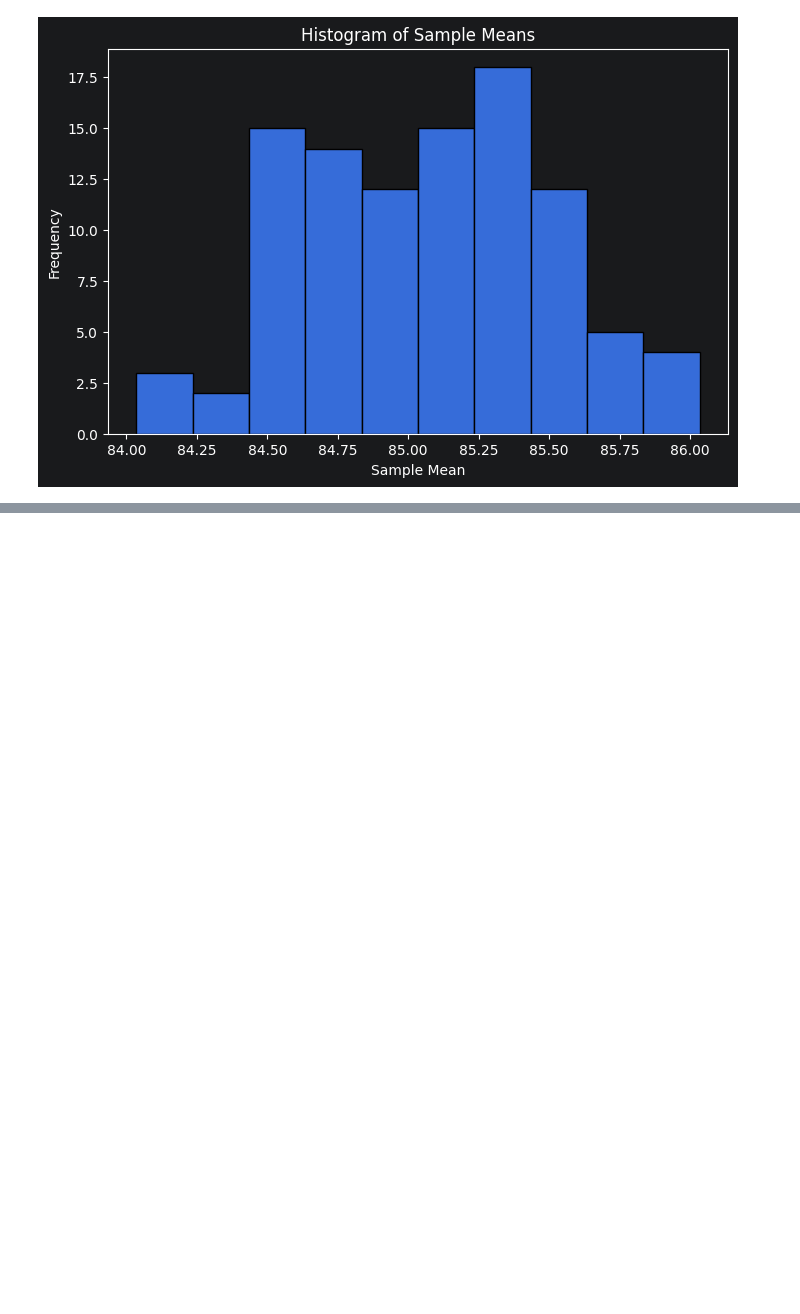
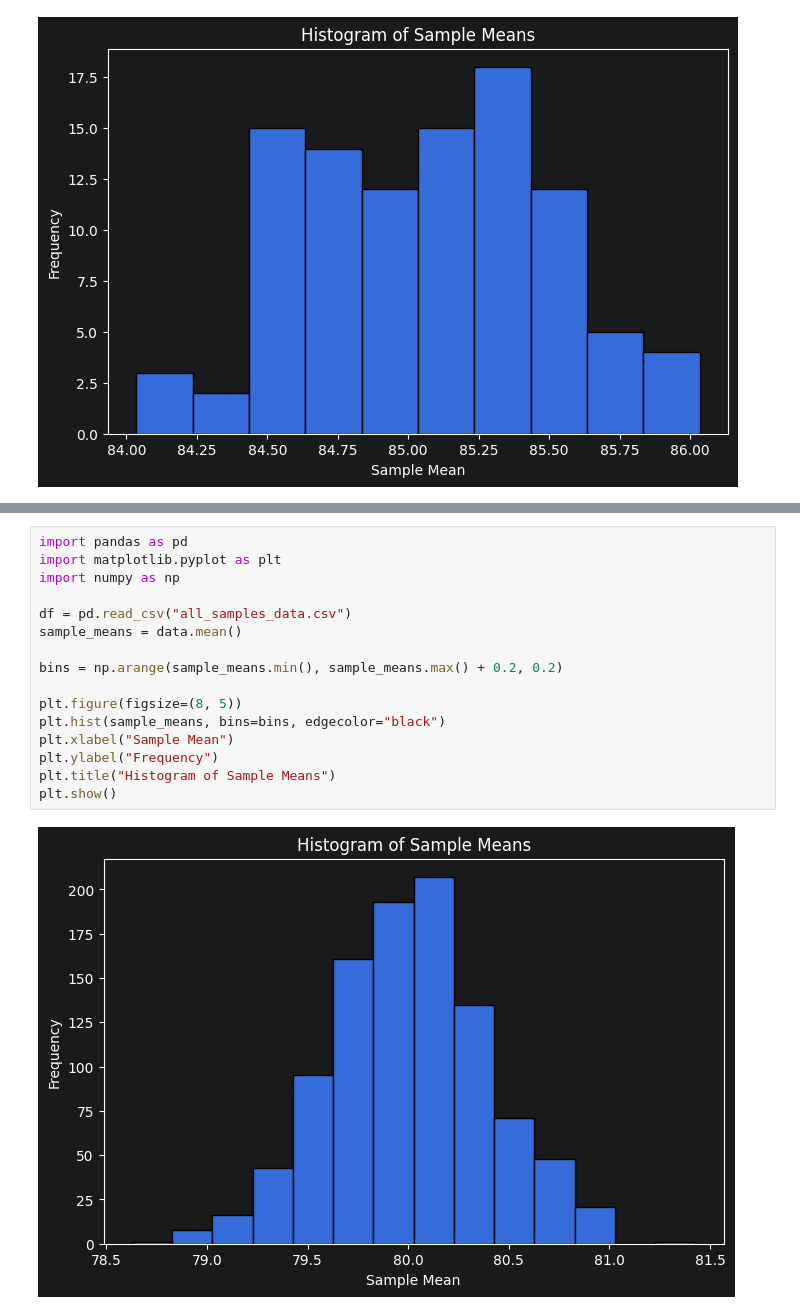
Before and after one commit to ganeshach/data_science, a Jupyter notebook: data_analyze.ipynb, the cells around one changed output, grey strips where cells are left out. Drawn from its saved outputs; the diff is of its cells as text; blank space fills up the shorter version.

```diff
--- a/data_analyze.ipynb
+++ b/data_analyze.ipynb
@@ -71,0 +113,18 @@ plt.show()
+# %%
+import pandas as pd
+import matplotlib.pyplot as plt
+import numpy as np
+
+df = pd.read_csv("all_samples_data.csv")
+sample_means = data.mean()
+
+bins = np.arange(sample_means.min(), sample_means.max() + 0.2, 0.2)
+
+plt.figure(figsize=(8, 5))
+plt.hist(sample_means, bins=bins, edgecolor="black")
+plt.xlabel("Sample Mean")
+plt.ylabel("Frequency")
+plt.title("Histogram of Sample Means")
+plt.show()
+# %% [output]
+[figure, added]
```
Also changed, not shown: parts of 4 cells of this notebook.
